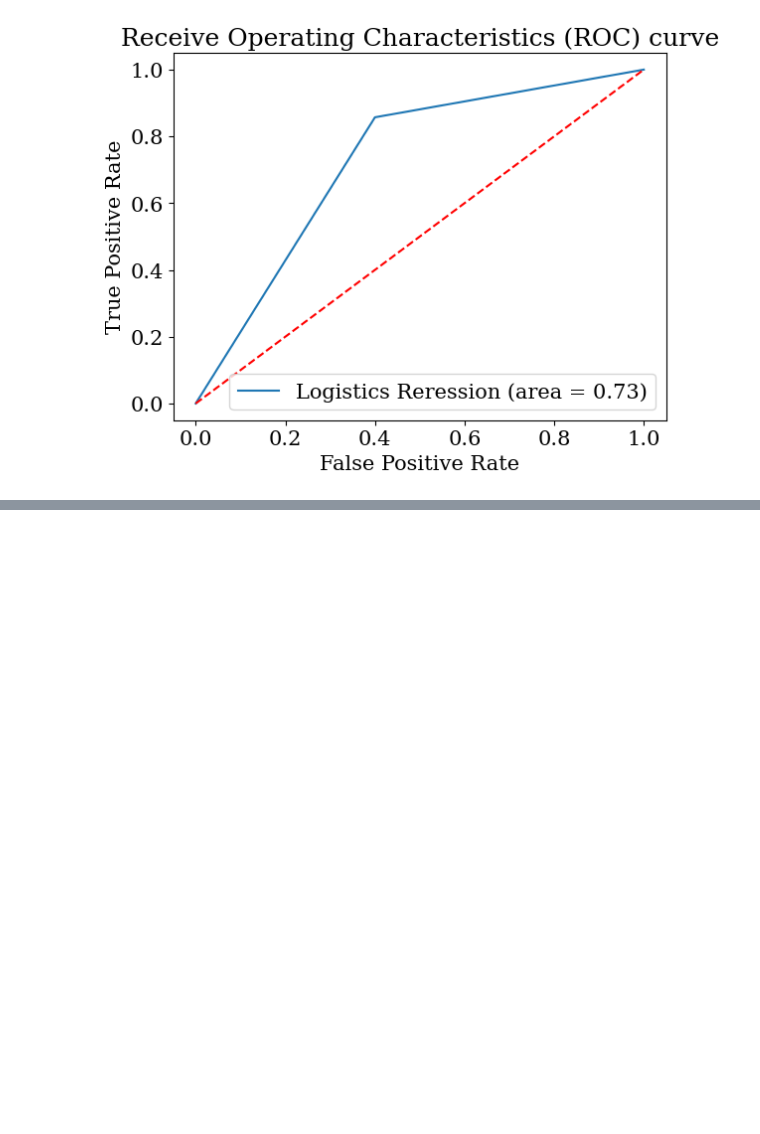
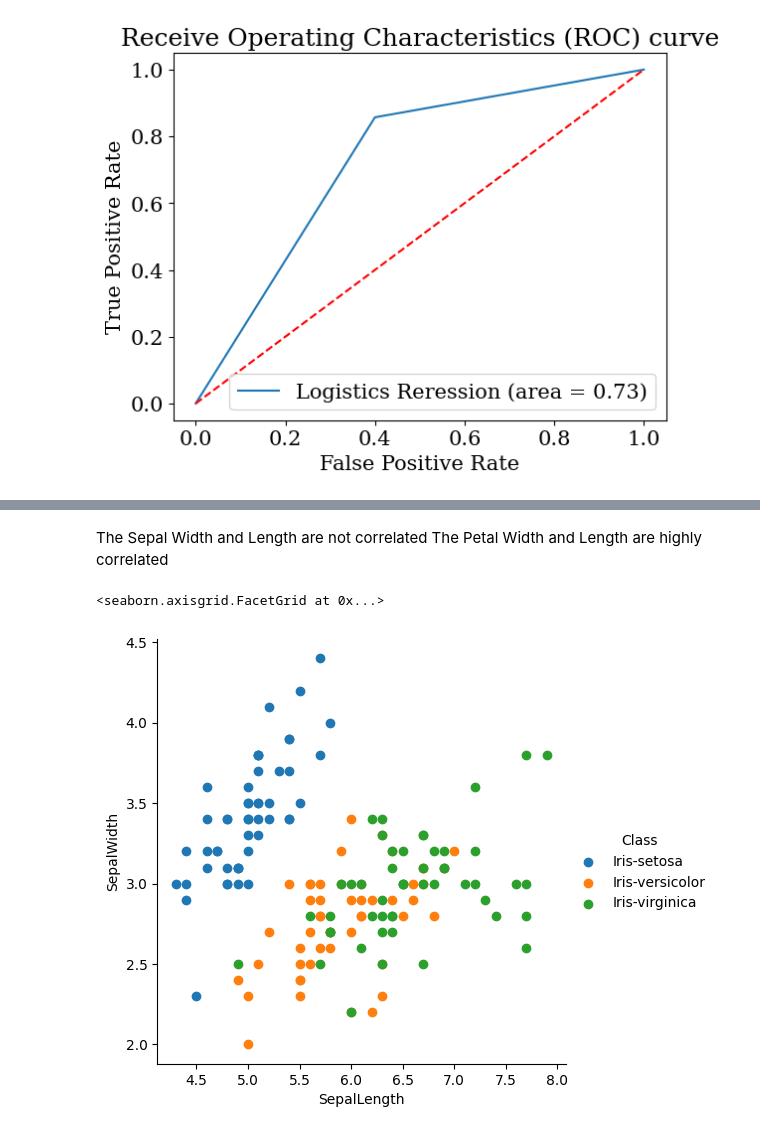
Before and after one commit to rahulbhadani/CPE490_590_Sp2025, a Jupyter notebook: Code/Chapter_08_Logistics_Regression.ipynb, the cells around one changed output, grey strips where cells are left out. Cells and saved outputs as stored; diff of their text form; code cells hidden in the pictures; blank space fills up the shorter version.

```diff
--- a/Code/Chapter_08_Logistics_Regression.ipynb
+++ b/Code/Chapter_08_Logistics_Regression.ipynb
@@ -370,0 +413,7 @@ plt.show()
+# %% [markdown]
+The Sepal Width and Length are not correlated The Petal Width and Length are highly correlated
+# %%
+sns.FacetGrid(Iris, hue="Class", height=5).map(plt.scatter, "SepalLength", "SepalWidth").add_legend()
+# %% [output]
+<seaborn.axisgrid.FacetGrid at 0x...>
+[figure, added]
```
Also changed, not shown: parts of 18 cells of this notebook.
